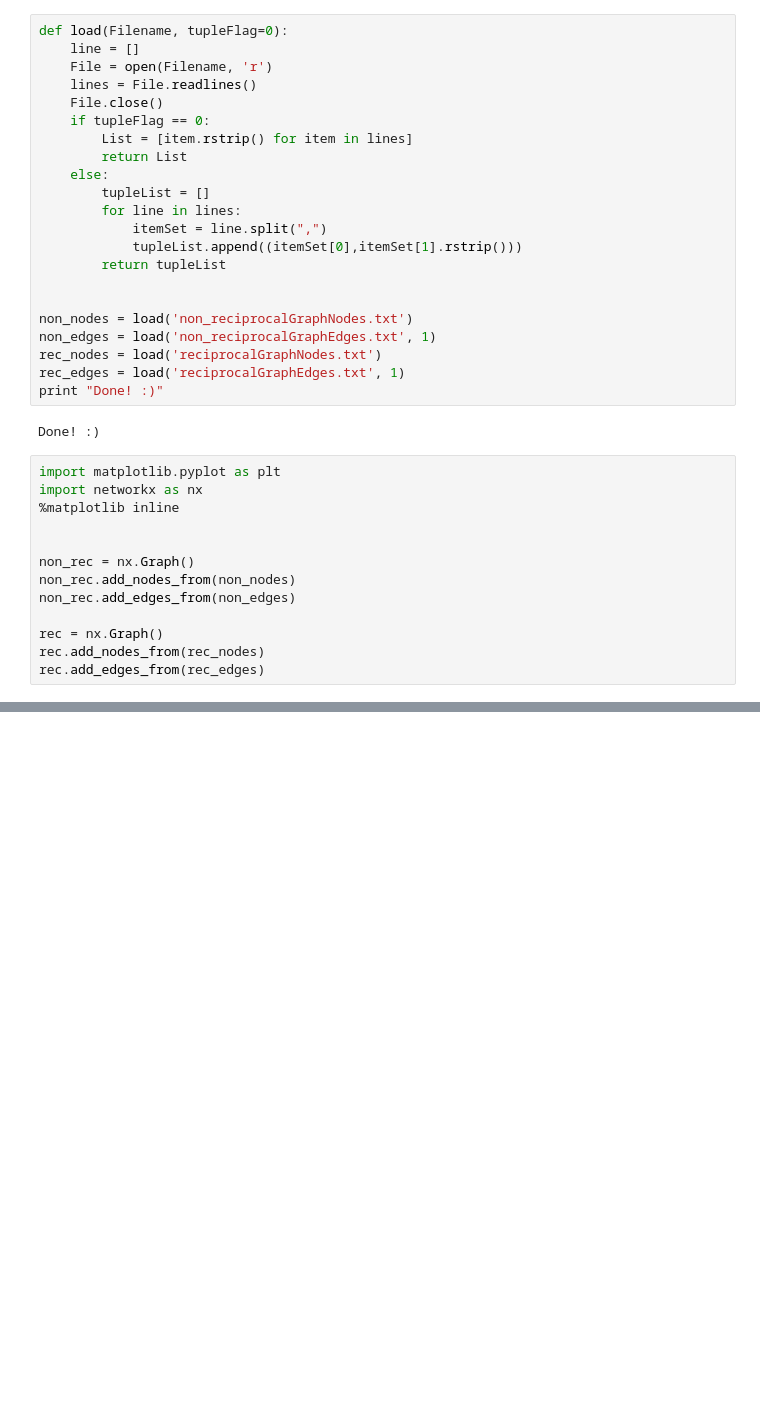
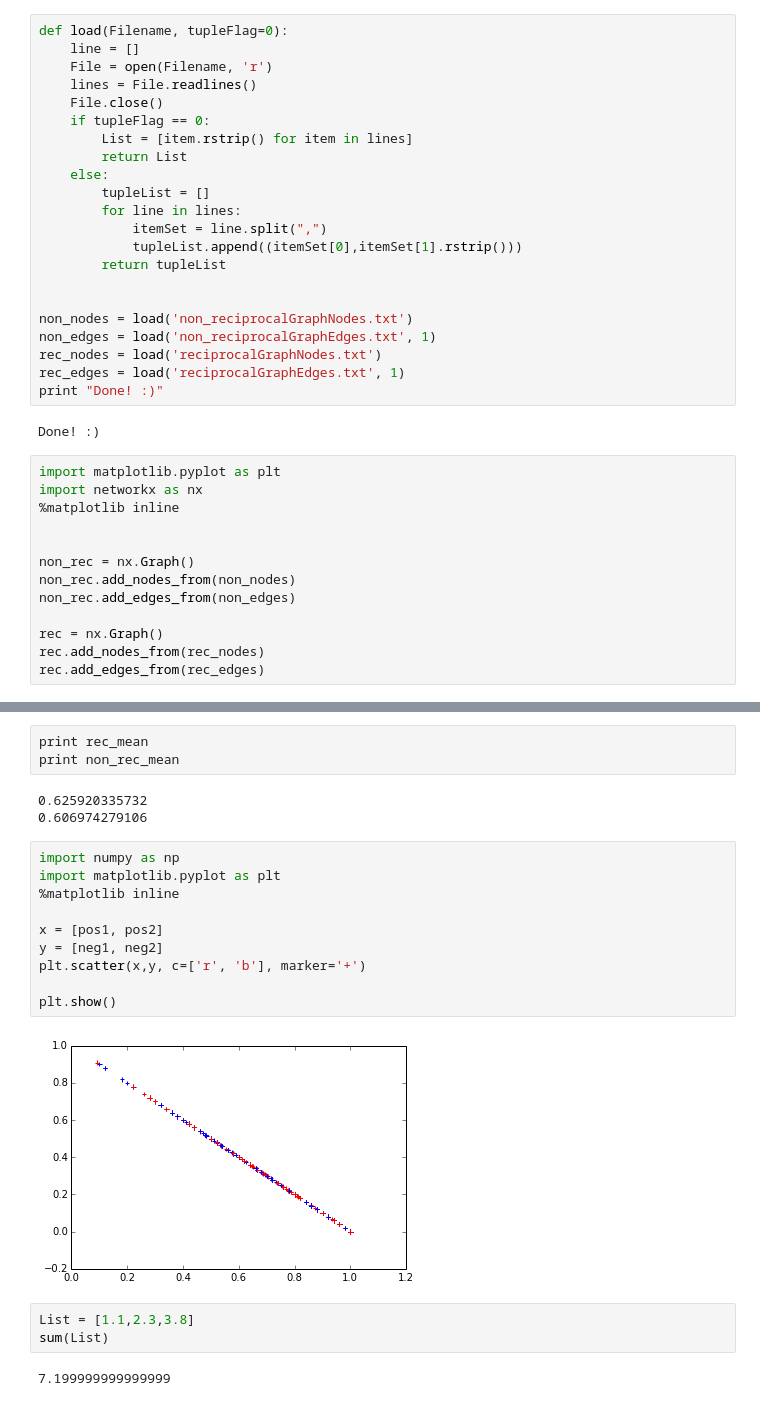
Before and after one commit to syre/social-graphs-and-interactions, a Jupyter notebook: Bot/final_project_Anders.ipynb, the cells around one changed output, grey strips where cells are left out. Cells and saved outputs as stored; diff of their text form; blank space fills up the shorter version.

```diff
--- a/Bot/final_project_Anders.ipynb
+++ b/Bot/final_project_Anders.ipynb
@@ -146,0 +520,23 @@ nx.draw(rec) #nx.write_graphml(tg, "non_reciprocalGraph.graphml")
+# %%
+print rec_mean
+print non_rec_mean
+# %% [output]
+0.625920335732
+0.606974279106
+# %%
+import numpy as np
+import matplotlib.pyplot as plt
+%matplotlib inline
+
+x = [pos1, pos2]
+y = [neg1, neg2]
+plt.scatter(x,y, c=['r', 'b'], marker='+')
+
+plt.show()
+# %% [output]
+[figure, added]
+# %%
+List = [1.1,2.3,3.8]
+sum(List)
+# %% [output]
+7.199999999999999
```
Also changed, not shown: parts of 32 cells of this notebook, 4 other files.
